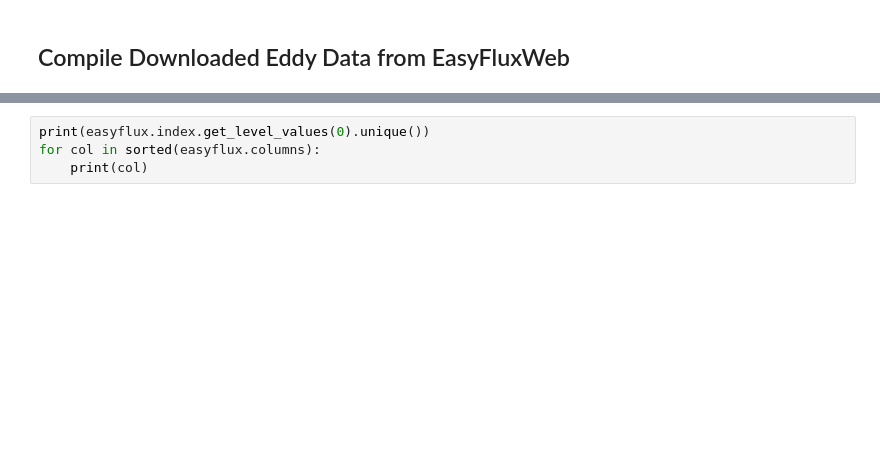
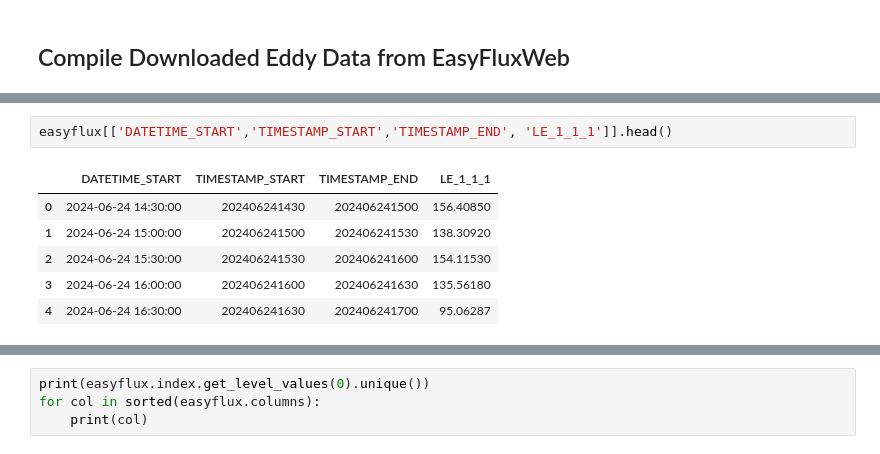
Before and after one commit to inkenbrandt/MicroMet, a Jupyter notebook: docs/notebooks/DL_testing.ipynb, the cells around one changed output, grey strips where cells are left out. Cells and saved outputs as stored; diff of their text form; blank space fills up the shorter version.

```diff
--- a/docs/notebooks/DL_testing.ipynb
+++ b/docs/notebooks/DL_testing.ipynb
@@ -827,0 +984,9 @@ Index(['ALB_1_1_1', 'BATTERY_VOLTAGE', 'CO2_1_1_1', 'CO2_SIGMA',
+# %%
+easyflux[['DATETIME_START','TIMESTAMP_START','TIMESTAMP_END', 'LE_1_1_1']].head()
+# %% [output]
+|  | DATETIME_START | TIMESTAMP_START | TIMESTAMP_END | LE_1_1_1 |
+| 0 | 2024-06-24 14:30:00 | 202406241430 | 202406241500 | 156.40850 |
+| 1 | 2024-06-24 15:00:00 | 202406241500 | 202406241530 | 138.30920 |
+| 2 | 2024-06-24 15:30:00 | 202406241530 | 202406241600 | 154.11530 |
+| 3 | 2024-06-24 16:00:00 | 202406241600 | 202406241630 | 135.56180 |
+| 4 | 2024-06-24 16:30:00 | 202406241630 | 202406241700 | 95.06287 |
```
Also changed, not shown: parts of 26 cells of this notebook.
